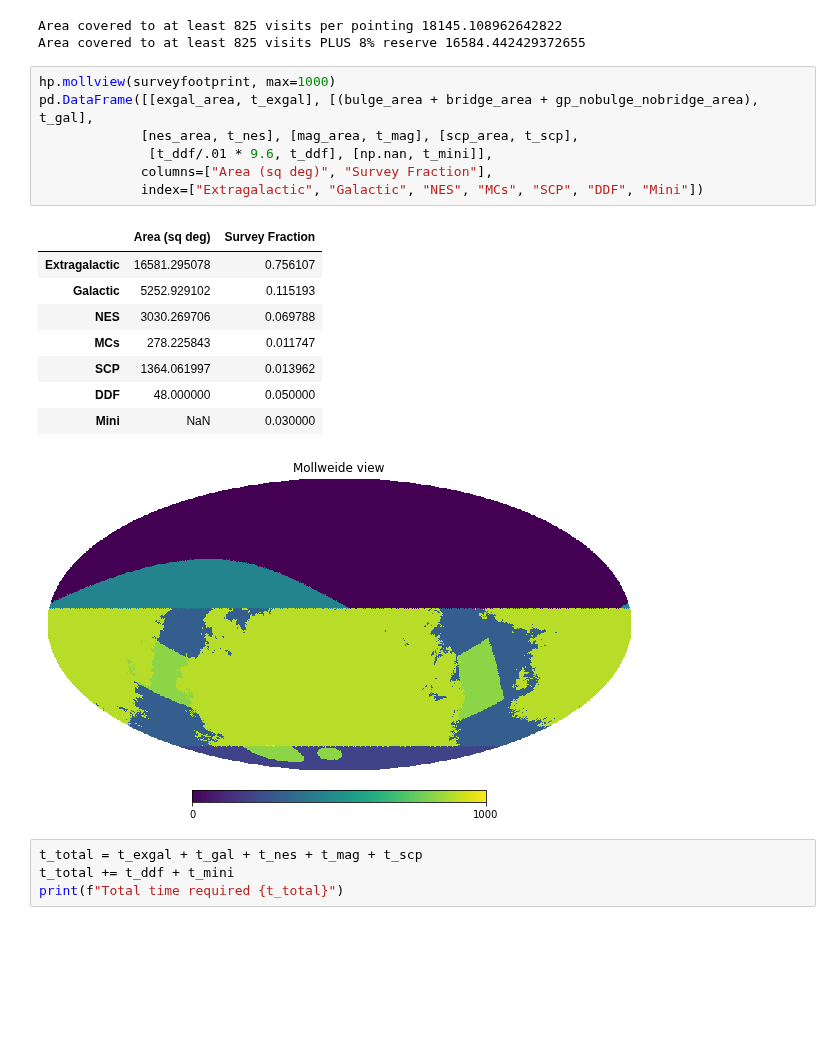
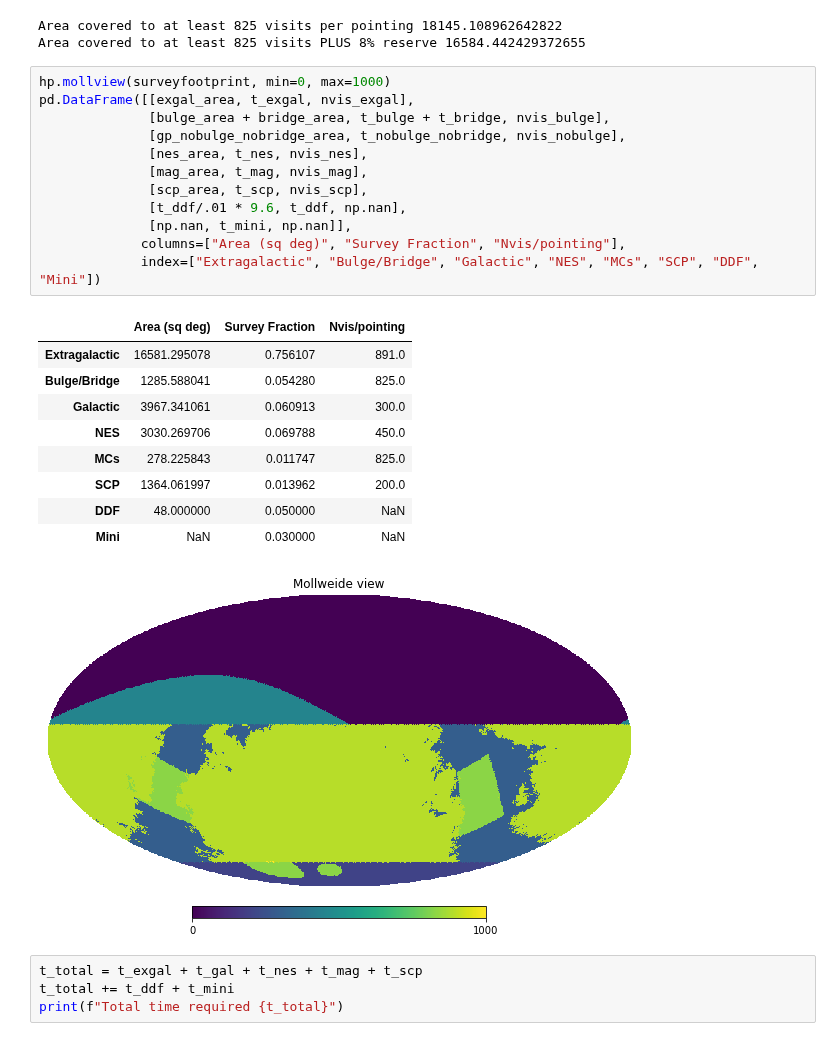
Before and after one commit to lsst-pst/survey_strategy, a Jupyter notebook: fbs_1.7/SkyCoverage.ipynb, the cells around one changed output. Drawn from its saved outputs; the diff is of its cells as text; blank space fills up the shorter version.

Commit message:
Update tables in end section

```diff
--- a/fbs_1.7/SkyCoverage.ipynb
+++ b/fbs_1.7/SkyCoverage.ipynb
@@ -372,21 +372,27 @@ print(f"Area covered to at least 825 visits PLUS 8% reserve {res_srd}")
 Area covered to at least 825 visits per pointing 18145.108962642822
 Area covered to at least 825 visits PLUS 8% reserve 16584.442429372655
 # %%
-hp.mollview(surveyfootprint, max=1000)
-pd.DataFrame([[exgal_area, t_exgal], [(bulge_area + bridge_area + gp_nobulge_nobridge_area), t_gal],
-             [nes_area, t_nes], [mag_area, t_mag], [scp_area, t_scp],
-              [t_ddf/.01 * 9.6, t_ddf], [np.nan, t_mini]],
-             columns=["Area (sq deg)", "Survey Fraction"],
-             index=["Extragalactic", "Galactic", "NES", "MCs", "SCP", "DDF", "Mini"])
+hp.mollview(surveyfootprint, min=0, max=1000)
+pd.DataFrame([[exgal_area, t_exgal, nvis_exgal],
+              [bulge_area + bridge_area, t_bulge + t_bridge, nvis_bulge],
+              [gp_nobulge_nobridge_area, t_nobulge_nobridge, nvis_nobulge],
+              [nes_area, t_nes, nvis_nes],
+              [mag_area, t_mag, nvis_mag],
+              [scp_area, t_scp, nvis_scp],
+              [t_ddf/.01 * 9.6, t_ddf, np.nan],
+              [np.nan, t_mini, np.nan]],
+             columns=["Area (sq deg)", "Survey Fraction", "Nvis/pointing"],
+             index=["Extragalactic", "Bulge/Bridge", "Galactic", "NES", "MCs", "SCP", "DDF", "Mini"])
 # %% [output]
-|  | Area (sq deg) | Survey Fraction |
-| Extragalactic | 16581.295078 | 0.756107 |
-| Galactic | 5252.929102 | 0.115193 |
-| NES | 3030.269706 | 0.069788 |
-| MCs | 278.225843 | 0.011747 |
-| SCP | 1364.061997 | 0.013962 |
-| DDF | 48.000000 | 0.050000 |
-| Mini | NaN | 0.030000 |
+|  | Area (sq deg) | Survey Fraction | Nvis/pointing |
+| Extragalactic | 16581.295078 | 0.756107 | 891.0 |
+| Bulge/Bridge | 1285.588041 | 0.054280 | 825.0 |
+| Galactic | 3967.341061 | 0.060913 | 300.0 |
+| NES | 3030.269706 | 0.069788 | 450.0 |
+| MCs | 278.225843 | 0.011747 | 825.0 |
+| SCP | 1364.061997 | 0.013962 | 200.0 |
+| DDF | 48.000000 | 0.050000 | NaN |
+| Mini | NaN | 0.030000 | NaN |
 [figure]
 # %%
 t_total = t_exgal + t_gal + t_nes + t_mag + t_scp
```
